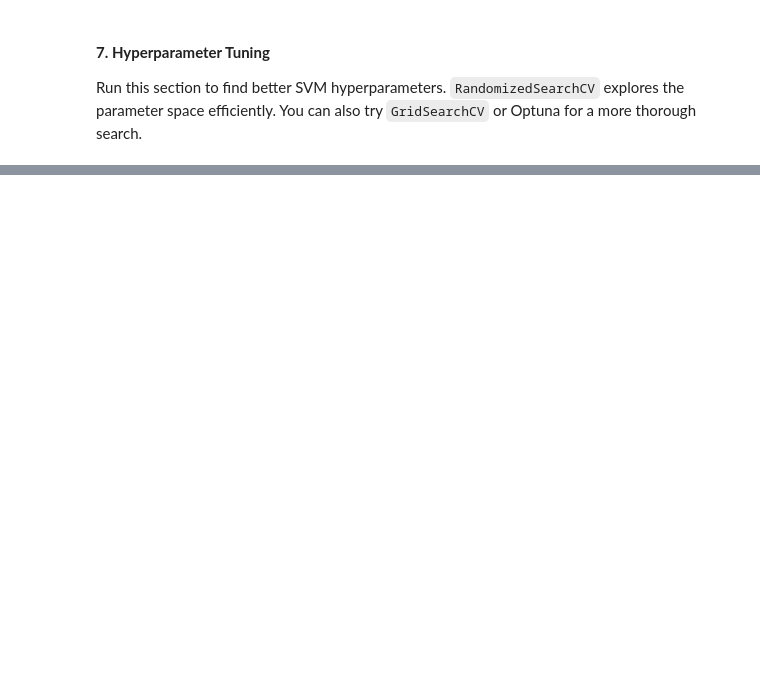
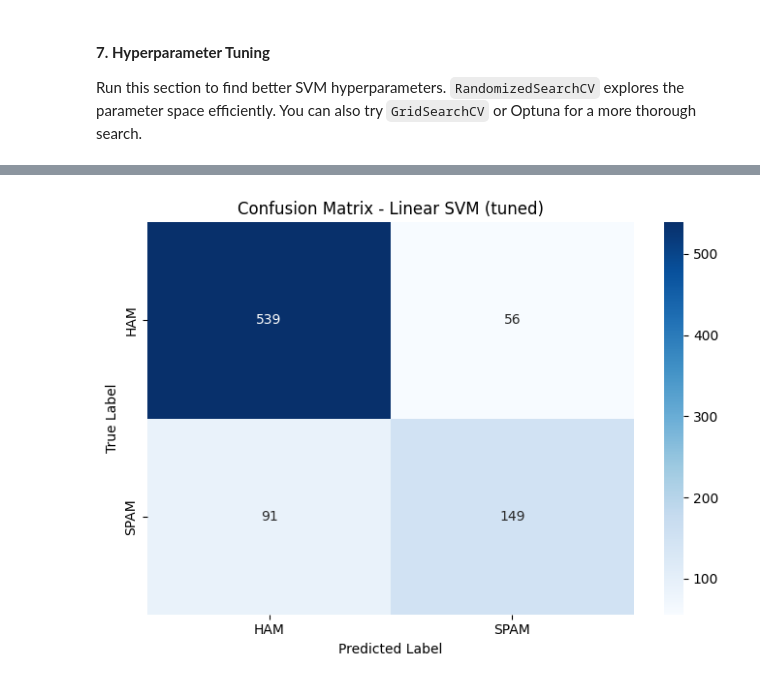
Before and after one commit to castorgit/Machine-Learning-II, a Jupyter notebook: HW1/spam_ham_detector_npz.ipynb, the cells around one changed output, grey strips where cells are left out. Saved outputs shown, nothing was run; the diff lists cells and outputs as text; code cells hidden in the pictures; blank space fills up the shorter version.

```diff
--- a/HW1/spam_ham_detector_npz.ipynb
+++ b/HW1/spam_ham_detector_npz.ipynb
@@ -297,18 +302,3 @@ submission_file_name submission_20260419093843.csv
 #### **7. Hyperparameter Tuning**
 
 Run this section to find better SVM hyperparameters. `RandomizedSearchCV` explores the parameter space efficiently. You can also try `GridSearchCV` or Optuna for a more thorough search.
-# %%
-best = gs_lin if gs_lin.best_score_ >= gs_rbf.best_score_ else gs_rbf
-print("Best params:", best.best_params_)
-print(f"Best CV accuracy: {best.best_score_:.4f}")
-
-# Re-train on full training data with best params and generate new submission
-best_model = best.best_estimator_
-best_model.fit(X_scaled, y_train_all)
-y_test_best = best_model.predict(X_test_scaled)
-
-ts2 = datetime.now().strftime('%Y_%m_%d_%H%_M')
-sub_name2 = f'submission_tuned_{ts2}.csv'
-results_to_csv(y_test_best, sub_name2)
-print(f"\nTuned submission saved as {sub_name2}")
-print(f"Predicted SPAM: {sum(y_test_best==1)}, HAM: {sum(y_test_best==0)}")
@@ -321,0 +305,70 @@ Predicted SPAM: 203, HAM: 797
+# %%
+from sklearn.model_selection import GridSearchCV
+
+# Hyperparameter Tuning with GridSearchCV (Linear SVM)
+print("Starting hyperparameter tuning for Linear SVM...")
+print("This may take a few minutes...")
+
+# Parameter grid for LinearSVC / SVC with linear kernel
+param_grid_lin = {
+    "C": [0.01, 0.1, 1, 10, 100],
+    "kernel": ["linear"],
+    "class_weight": [None, "balanced"],
+}
+
+gs_lin = GridSearchCV(
+    SVC(),
+    param_grid_lin,
+    cv=5,
+    scoring="accuracy",
+    n_jobs=-1,
+    verbose=2,
+    refit=True,
+)
+
+# X_scaled = all training data (scaled); used here so cross-val sees the full set
+gs_lin.fit(X_scaled, y_train_all)
+
+print("" + "=" * 50)
+print("GRID SEARCH RESULTS")
+print("=" * 50)
+print(f"Best parameters : {gs_lin.best_params_}")
+print(f"Best CV accuracy: {gs_lin.best_score_:.4f}")
+
+# Evaluate best estimator on the held-out validation split
+best_lin = gs_lin.best_estimator_
+y_val_pred_lin = best_lin.predict(X_val)
+
+print("Validation Set Performance (best linear SVM):")
+print("-" * 50)
+print(f"Accuracy : {accuracy_score(y_val, y_val_pred_lin):.4f}")
+print("Classification Report:")
+print(classification_report(y_val, y_val_pred_lin, target_names=["HAM", "SPAM"]))
+
+# Confusion matrix
+cm_lin = confusion_matrix(y_val, y_val_pred_lin)
+plt.figure(figsize=(7, 5))
+sns.heatmap(cm_lin, annot=True, fmt="d", cmap="Blues",
+            xticklabels=["HAM", "SPAM"],
+            yticklabels=["HAM", "SPAM"])
+plt.title("Confusion Matrix - Linear SVM (tuned)")
+plt.ylabel("True Label")
+plt.xlabel("Predicted Label")
+plt.tight_layout()
+plt.show()
+
+# Re-train on ALL training data with best params and generate test predictions
+print("Training final tuned model on all training data...")
+final_lin = SVC(**gs_lin.best_params_)
+final_lin.fit(X_scaled, y_train_all)  # train on the full scaled training set
+
+y_test_pred_lin = final_lin.predict(X_test_scaled)
+print(f"Test predictions  — SPAM: {sum(y_test_pred_lin == 1)}, HAM: {sum(y_test_pred_lin == 0)}")
+
+# Optionally save tuned predictions
+from datetime import datetime
+ts = datetime.now().strftime("%Y-%m-%d-%H-%M")
+sub_name_lin = f"submission_tuned_{ts}.csv"
+submission_tuned = results_to_csv(y_test_pred_lin, sub_name_lin)
+print(f"Tuned submission saved to {sub_name_lin}")
+# %% [output]
@@ -321,0 +395 @@ Predicted SPAM: 203, HAM: 797
+[figure, added]
```
Also changed, not shown: parts of 6 cells of this notebook.
